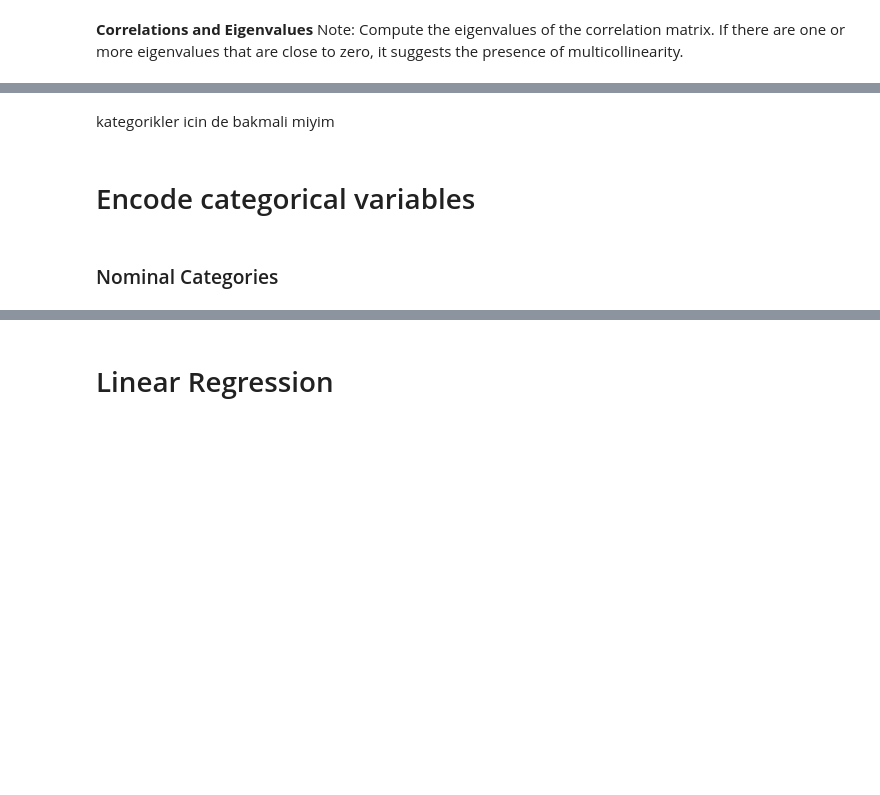
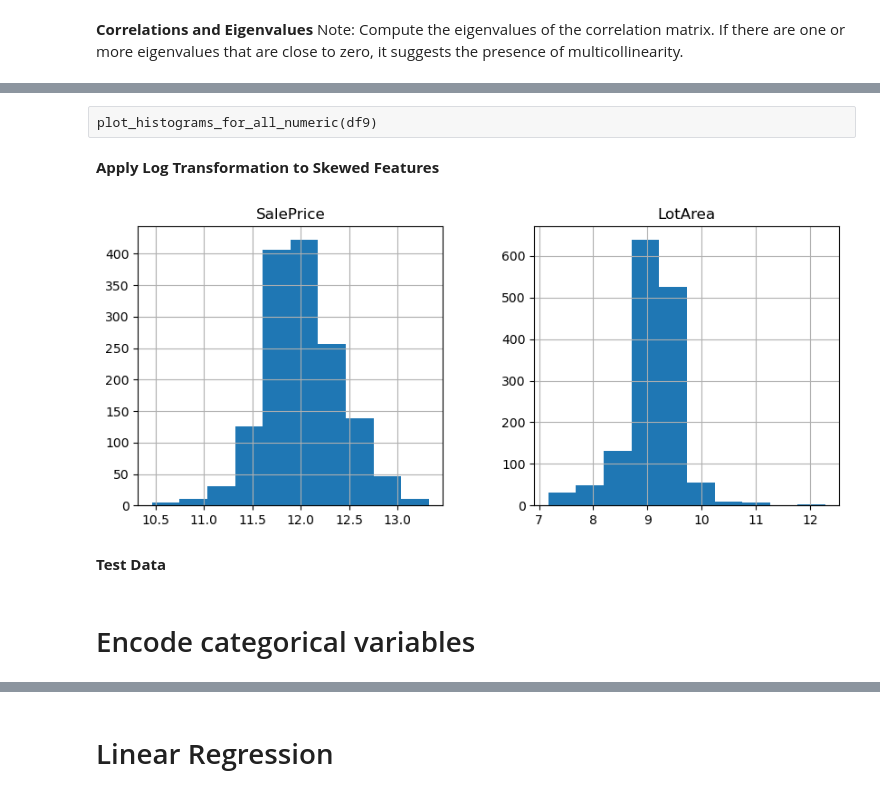
Before and after one commit to fatih-ml/House-price-prediction-ensemble-models-feature-engineering, a Jupyter notebook: V2_housing_price_model.ipynb, the cells around one changed output, grey strips where cells are left out. Drawn from its saved outputs; the diff is of its cells as text; code cells hidden in the pictures; blank space fills up the shorter version.

```diff
--- a/V2_housing_price_model.ipynb
+++ b/V2_housing_price_model.ipynb
@@ -476,0 +617,3 @@ df_numeric.corr()[(df_numeric.corr()<= -0.9) & (df_numeric.corr() > -1)].any().a
+# %%
+df9 = df8.drop(columns=['HasGarage', 'KitchenQual'])
+print(df8.shape, ' ---> ', df9.shape)
@@ -477 +655,4 @@ df_numeric.corr()[(df_numeric.corr()<= -0.9) & (df_numeric.corr() > -1)].any().a
+# %%
+df9.drop(columns=['Electrical'], inplace=True)
+df_test_9.drop(columns=['Electrical'], inplace=True)
 # %% [markdown]
@@ -479,2 +659,0 @@ df_numeric.corr()[(df_numeric.corr()<= -0.9) & (df_numeric.corr() > -1)].any().a
-# %% [markdown]
-kategorikler icin de bakmali miyim
@@ -480,0 +662,15 @@ kategorikler icin de bakmali miyim
+# %% [raw]
+plot_histograms_for_all_numeric(df9)
+# %% [markdown]
+**Apply Log Transformation to Skewed Features**
+# %%
+log_transform_num_columns = ['SalePrice', 'LotArea']
+small_constant = 0.001   # this is to prevent infinity after log transformation
+
+df9[log_transform_num_columns] = np.log(df9[log_transform_num_columns] + small_constant)
+# %%
+df9[['SalePrice', 'LotArea']].hist(figsize=(10,4));
+# %% [output]
+[figure, added]
+# %% [markdown]
+**Test Data**
@@ -481,4 +680,2 @@ kategorikler icin de bakmali miyim
 # %% [markdown]
 # Encode categorical variables
-# %% [markdown]
-### Nominal Categories
```
Also changed, not shown: parts of 110 cells of this notebook, 1 other file.
